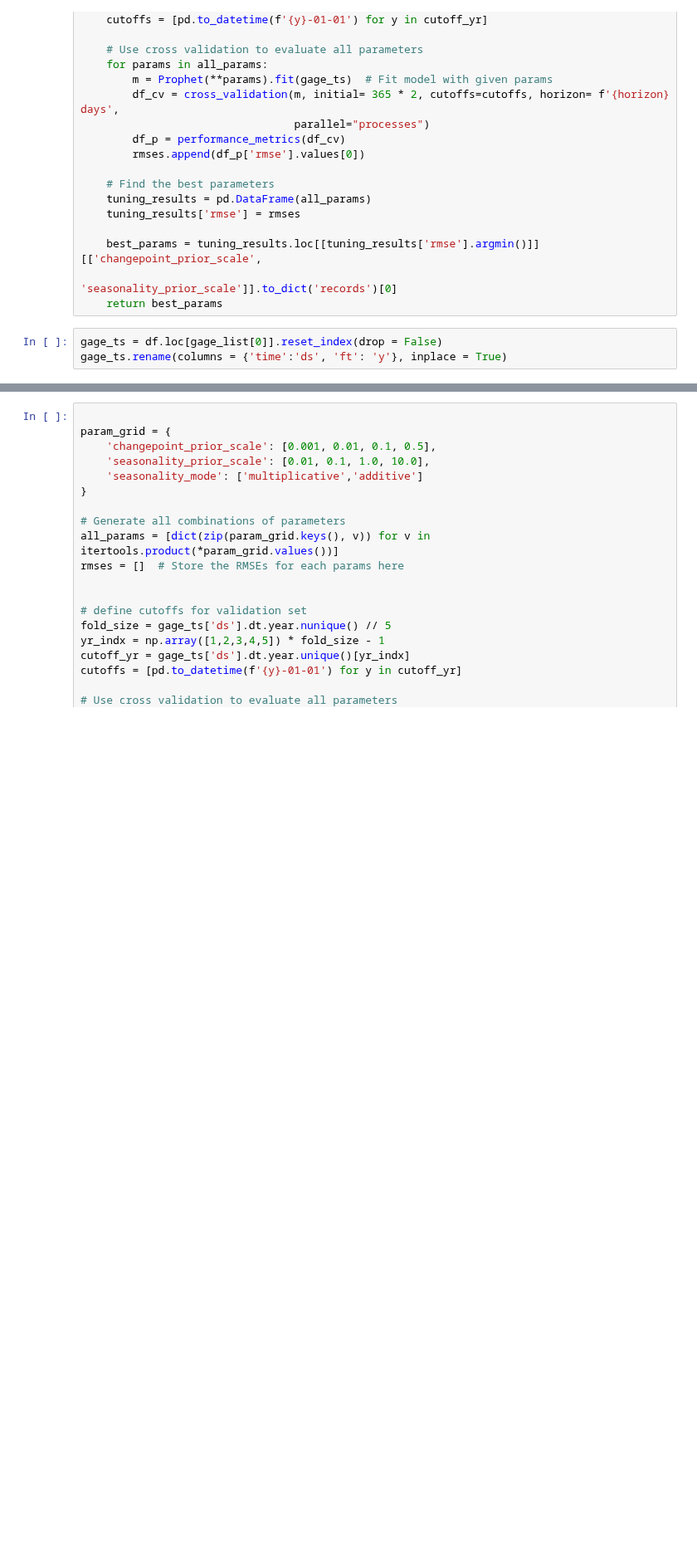
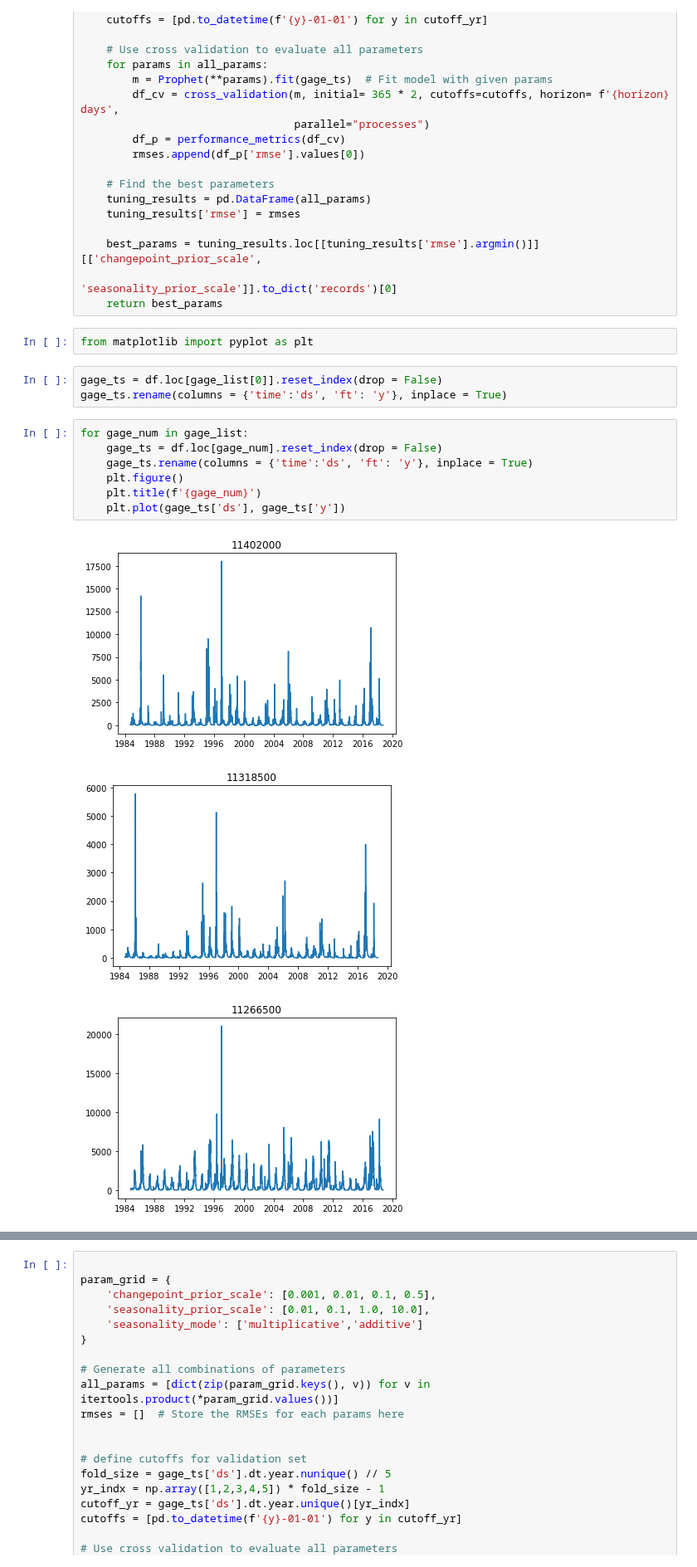
Before and after one commit to MIDS-capstone-fate-of-snow/discharge-estimation, a Jupyter notebook: time-series-analysis/time-series-analysis.ipynb, the cells around one changed output, grey strips where cells are left out. Shown at 83% size. Cells and saved outputs as stored; diff of their text form; blank space fills up the shorter version.

```diff
--- a/time-series-analysis/time-series-analysis.ipynb
+++ b/time-series-analysis/time-series-analysis.ipynb
@@ -164,6 +164,19 @@ def hyper_parameter_tuning(gage_num, horizon = 30):
     best_params = tuning_results.loc[[tuning_results['rmse'].argmin()]][['changepoint_prior_scale',
                                                                        'seasonality_prior_scale']].to_dict('records')[0]
     return best_params
+# %%
+from matplotlib import pyplot as plt
 # %%
 gage_ts = df.loc[gage_list[0]].reset_index(drop = False)
 gage_ts.rename(columns = {'time':'ds', 'ft': 'y'}, inplace = True)
+# %%
+for gage_num in gage_list:
+    gage_ts = df.loc[gage_num].reset_index(drop = False)
+    gage_ts.rename(columns = {'time':'ds', 'ft': 'y'}, inplace = True)
+    plt.figure()
+    plt.title(f'{gage_num}')
+    plt.plot(gage_ts['ds'], gage_ts['y'])
+# %% [output]
+[figure, added]
+[figure, added]
+[figure, added]
```
Also changed, not shown: parts of 24 cells of this notebook, 3 other files.
